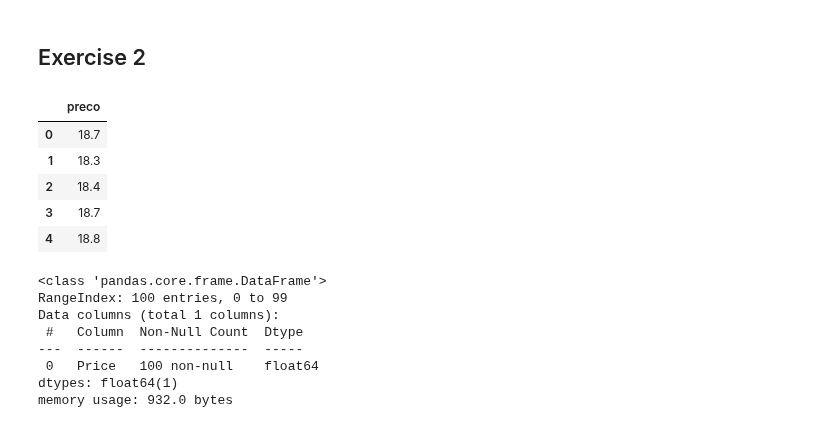
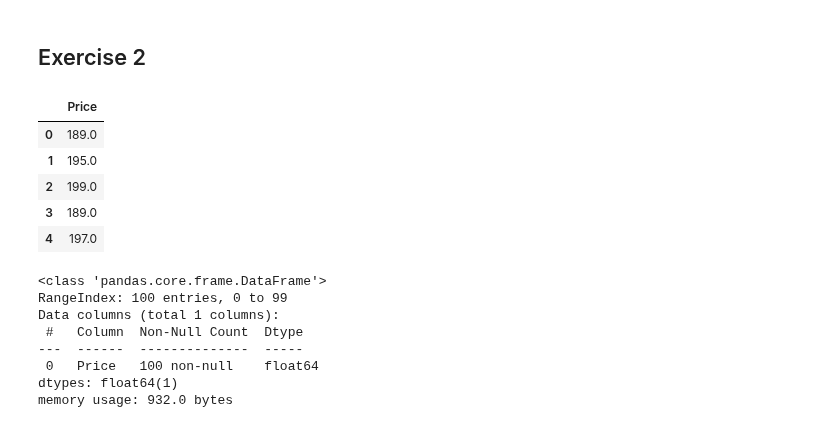
Before and after one commit to ErickVisone/DataScience, a Jupyter notebook: datascience/Exercise Statistics.ipynb, the cells around one changed output. Saved outputs shown, nothing was run; the diff lists cells and outputs as text; code cells hidden in the pictures.

```diff
--- a/datascience/Exercise Statistics.ipynb
+++ b/datascience/Exercise Statistics.ipynb
@@ -60,15 +61,15 @@ dtype: float64
 # %%
 data = "../Data/data_statistics/prices.csv"
 
 df_phone = pd.read_csv(data)
-df.head()
+df_phone.head()
 # %% [output]
-|  | preco |
-| 0 | 18.7 |
-| 1 | 18.3 |
-| 2 | 18.4 |
-| 3 | 18.7 |
-| 4 | 18.8 |
+|  | Price |
+| 0 | 189.0 |
+| 1 | 195.0 |
+| 2 | 199.0 |
+| 3 | 189.0 |
+| 4 | 197.0 |
 # %%
 df_phone.info()
 # %% [output]
```
Also changed, not shown: parts of 15 cells of this notebook, 1 other file.
